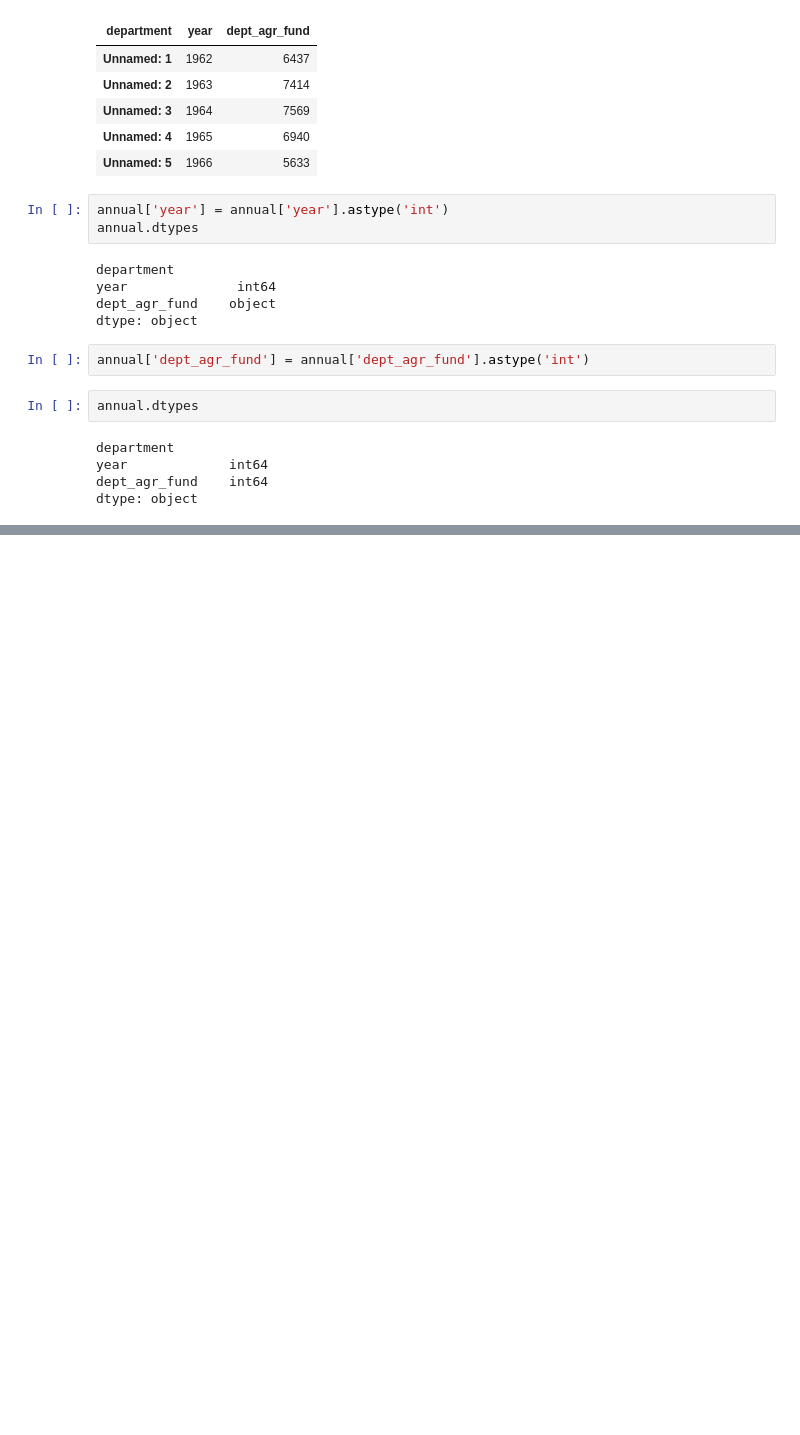
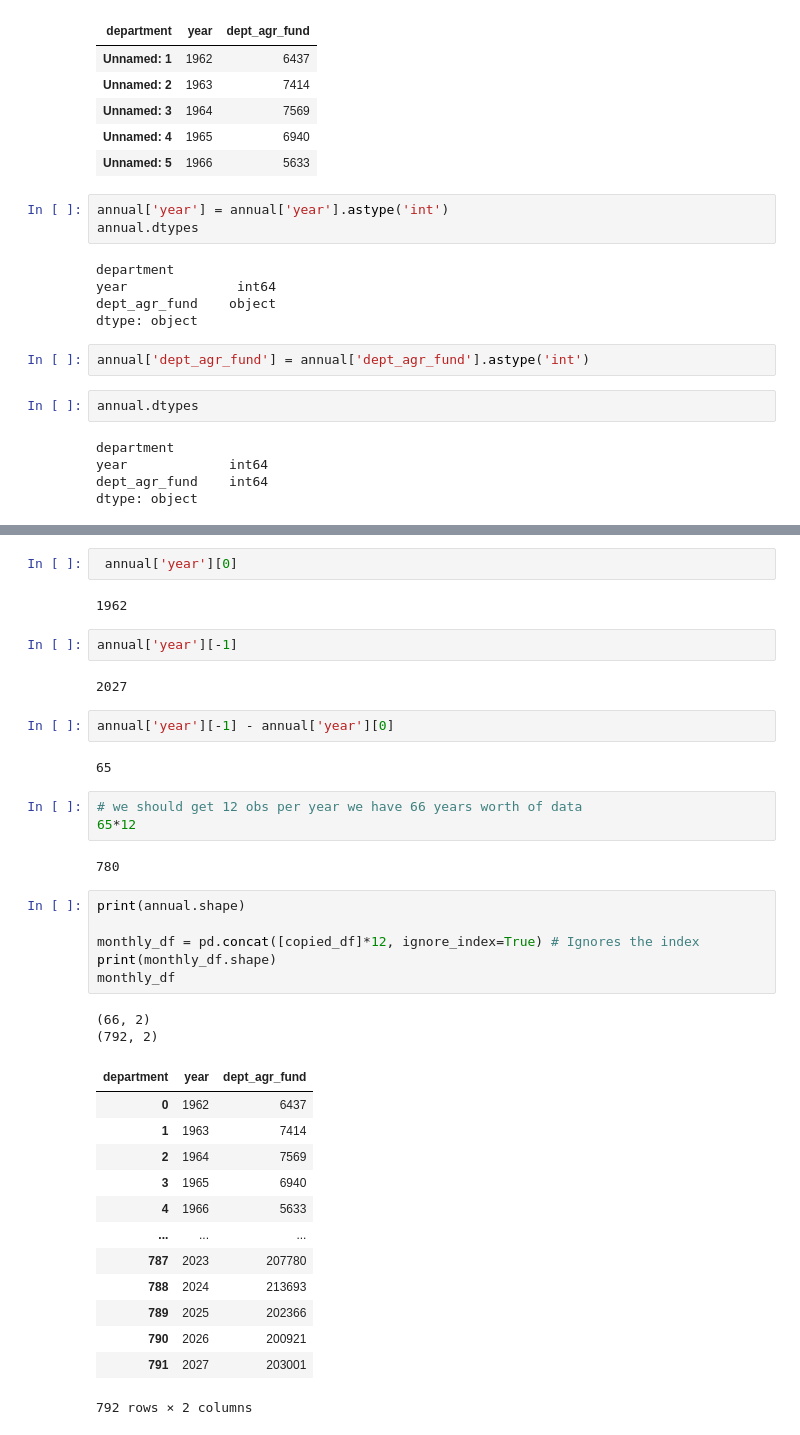
Before and after one commit to HOWBZR/Fire_Repo, a Jupyter notebook: Code/annu_fed_agcy_spending_scrub.ipynb, the cells around one changed output, grey strips where cells are left out. Drawn from its saved outputs; the diff is of its cells as text; blank space fills up the shorter version.

```diff
--- a/Code/annu_fed_agcy_spending_scrub.ipynb
+++ b/Code/annu_fed_agcy_spending_scrub.ipynb
@@ -184,0 +200,39 @@ dtype: object
+# %%
+ annual['year'][0]
+# %% [output]
+1962
+# %%
+annual['year'][-1]
+# %% [output]
+2027
+# %%
+annual['year'][-1] - annual['year'][0]
+# %% [output]
+65
+# %%
+# we should get 12 obs per year we have 66 years worth of data
+65*12
+# %% [output]
+780
+# %%
+print(annual.shape)
+
+monthly_df = pd.concat([copied_df]*12, ignore_index=True) # Ignores the index
+print(monthly_df.shape)
+monthly_df
+# %% [output]
+(66, 2)
+(792, 2)
+| department | year | dept_agr_fund |
+| 0 | 1962 | 6437 |
+| 1 | 1963 | 7414 |
+| 2 | 1964 | 7569 |
+| 3 | 1965 | 6940 |
+| 4 | 1966 | 5633 |
+| ... | ... | ... |
+| 787 | 2023 | 207780 |
+| 788 | 2024 | 213693 |
+| 789 | 2025 | 202366 |
+| 790 | 2026 | 200921 |
+| 791 | 2027 | 203001 |
+792 rows × 2 columns
```
Also changed, not shown: parts of 12 cells of this notebook, 57 other files.
